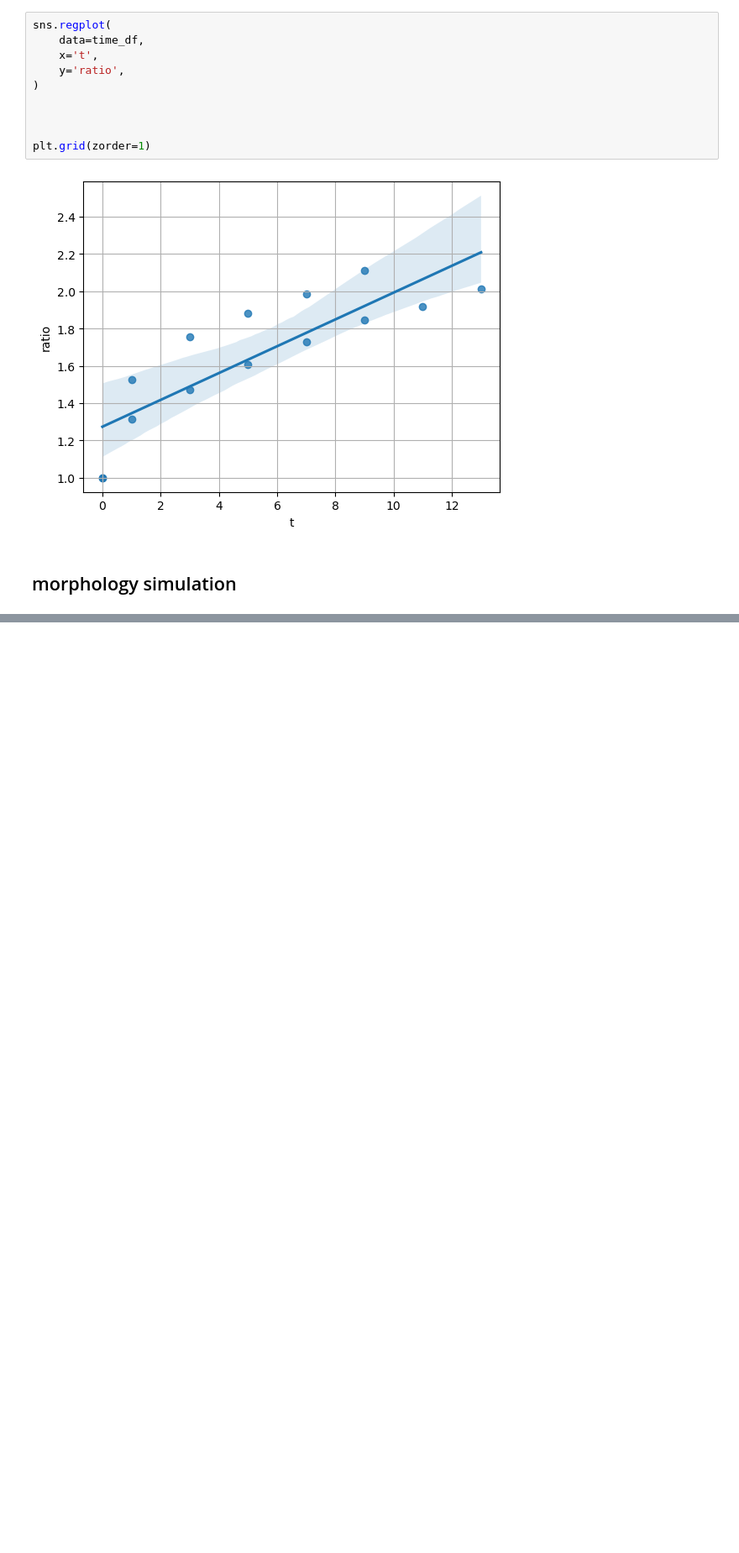
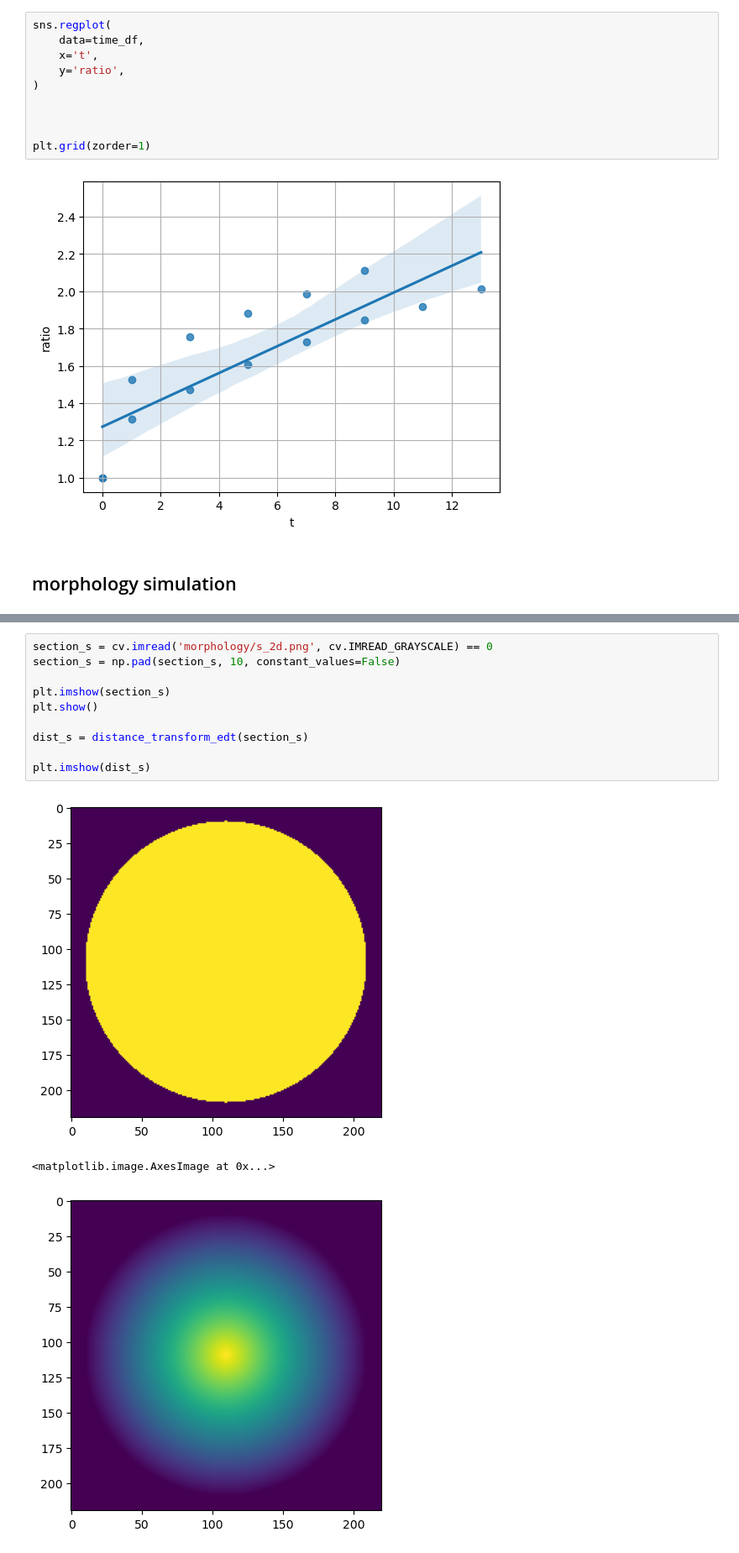
Before and after one commit to enricoenne/pasta, a Jupyter notebook: pasta.ipynb, the cells around one changed output, grey strips where cells are left out. Shown: that part at 84% size. Saved outputs shown, nothing was run; the diff lists cells and outputs as text; blank space fills up the shorter version.

```diff
--- a/pasta.ipynb
+++ b/pasta.ipynb
@@ -212,0 +248,14 @@ plt.grid(zorder=1)
+# %%
+section_s = cv.imread('morphology/s_2d.png', cv.IMREAD_GRAYSCALE) == 0
+section_s = np.pad(section_s, 10, constant_values=False)
+
+plt.imshow(section_s)
+plt.show()
+
+dist_s = distance_transform_edt(section_s)
+
+plt.imshow(dist_s)
+# %% [output]
+[figure, added]
+<matplotlib.image.AxesImage at 0x...>
+[figure, added]
```
Also changed, not shown: parts of 6 cells of this notebook, 3 other files.
